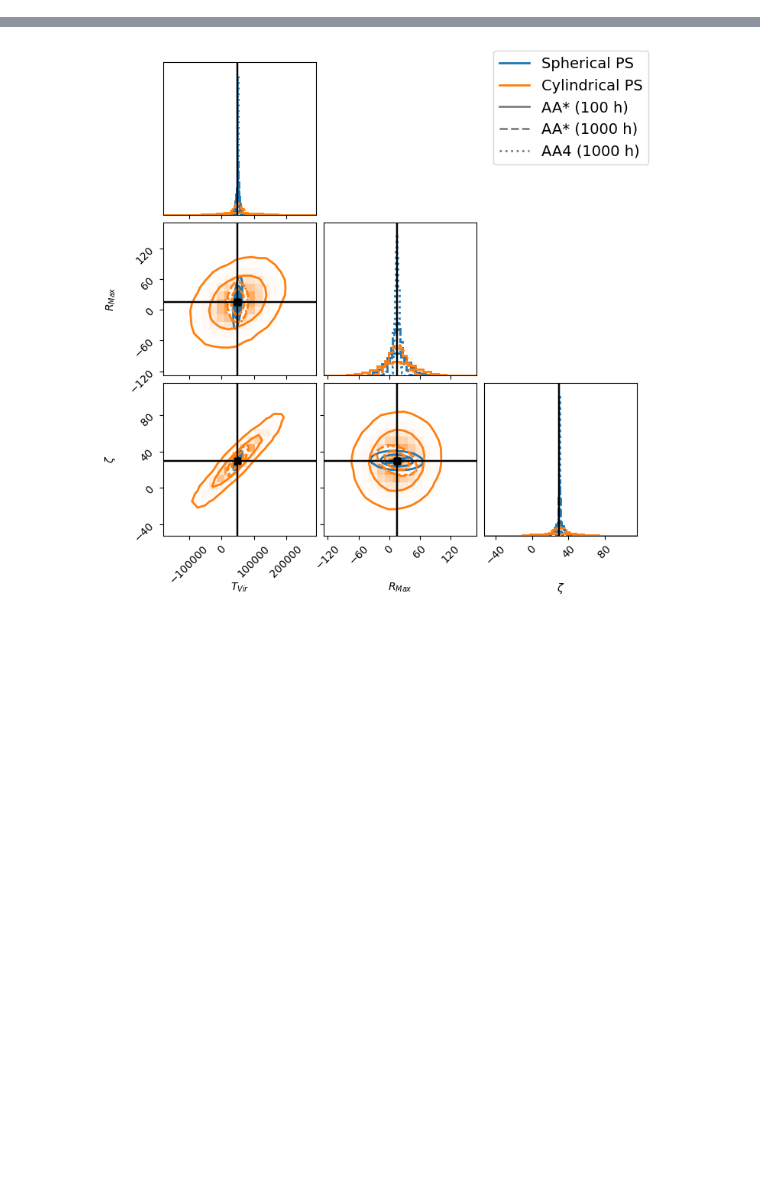
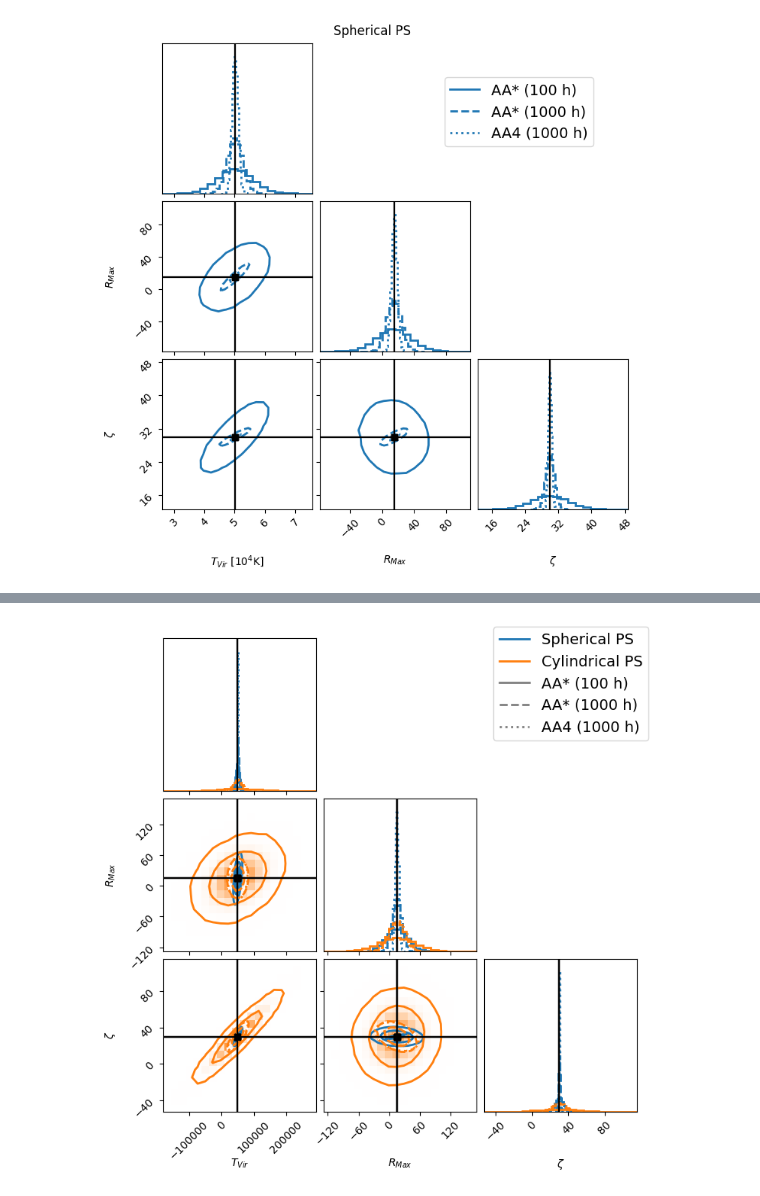
Before and after one commit to sambit-giri/ska_eor_inference, a Jupyter notebook: plotting_notebooks/Fisher_forecast_power_spectra.ipynb, the cells around one changed output, grey strips where cells are left out. Cells and saved outputs as stored; diff of their text form; code cells hidden in the pictures; blank space fills up the shorter version.

Commit message:
PS corner plots

```diff
--- a/plotting_notebooks/Fisher_forecast_power_spectra.ipynb
+++ b/plotting_notebooks/Fisher_forecast_power_spectra.ipynb
@@ -9,7 +9,8 @@ output_stat_dir = '../output'
 # %%
 # Astro params
 params = ['ION_Tvir_MIN','R_BUBBLE_MAX','HII_EFF_FACTOR']
-Fisher_Param = ['$T_{Vir}$','$R_{Max}$','$\zeta$']
+# Fisher_Param = ['$T_{Vir}$','$R_{Max}$','$\zeta$']
+Fisher_Param = [r'$T_{Vir}~[10^4 \mathrm{K}]$', r'$R_{Max}$', r'$\zeta$']
 nparams = len(params)
 # parameter values for fiducial simulation
 fid = np.array([10**4.7,15,30])
@@ -27,16 +28,88 @@ model_files['PS 2D'] = {
     'AA* (1000 h)': os.path.join(output_stat_dir, f'posterior_covariance_matrix_AAstar_1000hours_PS2D_no_wedge_updated.txt'),
     'AA4 (1000 h)': os.path.join(output_stat_dir, f'posterior_covariance_matrix_AA4_1000hours_PS2D_no_wedge_updated.txt'),
 }
+
+model_files['MAPS'] = {
+    'AA* (100 h)' : os.path.join(output_stat_dir, f'posterior_covariance_matrix_AAstar_100hours_MAPS.txt'),
+    'AA* (1000 h)': os.path.join(output_stat_dir, f'posterior_covariance_matrix_AAstar_1000hours_MAPS.txt'),
+    'AA4 (1000 h)': os.path.join(output_stat_dir, f'posterior_covariance_matrix_AA4_1000hours_MAPS.txt'),
+}
 # %%
 # --- Styling Definitions ---
 # Define colors for each model type and linestyles for each case
 style_guide = {
     'PS 1D': {'color': 'C0', 'label': 'Spherical PS'},
-    'PS 2D': {'color': 'C1', 'label': 'Cylindrical PS'}
+    'PS 2D': {'color': 'C1', 'label': 'Cylindrical PS'},
+    'MAPS' : {'color': 'C2', 'label': 'Multi-frequency Angular PS'},
 }
 
 linestyles = {
-    'AA* (100 h)': ('-', 'AA* (100 h)'),
+    'AA* (100 h)' : ('-', 'AA* (100 h)'),
     'AA* (1000 h)': ('--', 'AA* (1000 h)'),
     'AA4 (1000 h)': (':', 'AA4 (1000 h)')
 }
+# %%
+# --- Plotting ---
+n_samples = 100000
+
+truths = fid.copy()
+truths[0] /= 1e4
+
+levels = (0.864,) #(2-sigma, )
+# levels = (0.675, 0.864) #(1-sigma, 2-sigma)
+
+plot_cases = ['AA* (100 h)', 'AA* (1000 h)', 'AA4 (1000 h)']
+# plot_cases = ['AA* (1000 h)', 'AA4 (1000 h)']
+
+ranges = None
+
+for model_type, cases in model_files.items():
+    fig = None
+    color = style_guide[model_type]['color']
+    # Loop through the different observation cases
+    print(f"--- {model_type} ---")
+    for case_name, file_path in cases.items():
+        if case_name in plot_cases:
+            linestyle = linestyles[case_name][0]
+
+            # Load covariance and generate samples
+            cov = np.loadtxt(file_path)
+            fisher_samples = np.random.multivariate_normal(fid, cov, size=n_samples)
+            fisher_samples[:,0] /= 1e4
+            print(f"{case_name}: {fisher_samples.min(axis=0)}, {fisher_samples.max(axis=0)}")
+
+            # Add samples to the corner plot with specified styles
+            fig = corner.corner(
+                fisher_samples,
+                fig=fig,
+                labels=Fisher_Param,
+                plot_datapoints=False,
+                plot_density=False,
+                levels=levels,
+                truths=truths,
+                truth_color='black',
+                color=color, # Base color for the group
+                # Apply linestyles to both 1D histograms and 2D contours
+                hist_kwargs={'linestyle': linestyle, 'lw': 2, 'density': True},
+                contour_kwargs={'linestyles': linestyle, 'linewidths': 2},
+                range=ranges,
+            )
+
+    # --- Create Custom Legend ---
+    # Create proxy artists for the legend
+    legend_elements = []
+
+    fig.suptitle(f"{style_guide[model_type]['label']}")
+
+    # Add entries for observation cases (linestyles)
+    for case_name, (ls, label) in linestyles.items():
+        if case_name in plot_cases:
+            legend_elements.append(mlines.Line2D(
+                [], [], color=color, lw=2, linestyle=ls, label=label
+            ))
+
+    # Add the legend to the top-right corner of the figure
+    fig.legend(handles=legend_elements, loc='upper right', fontsize=14, bbox_to_anchor=(0.90, 0.90))
+
+    plt.show()
+# %% [output]
@@ -42,0 +120 @@ linestyles = {
+[figure, added]
```
Also changed, not shown: parts of 4 cells of this notebook, 5 other files.
